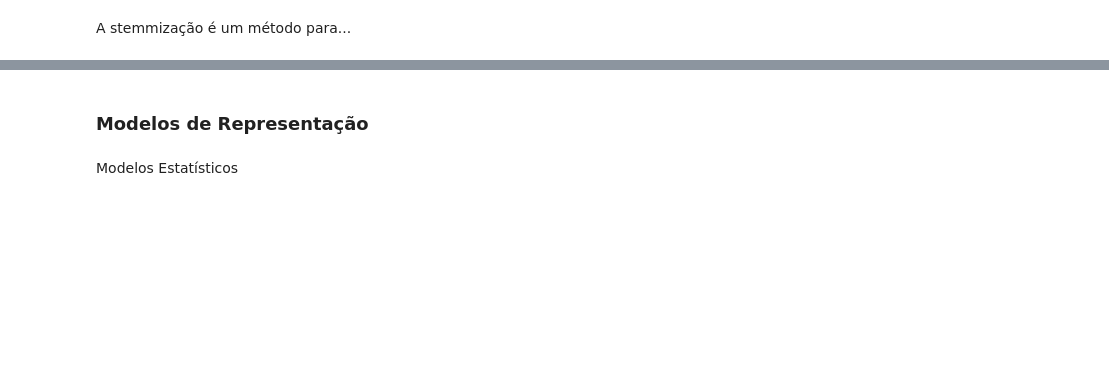
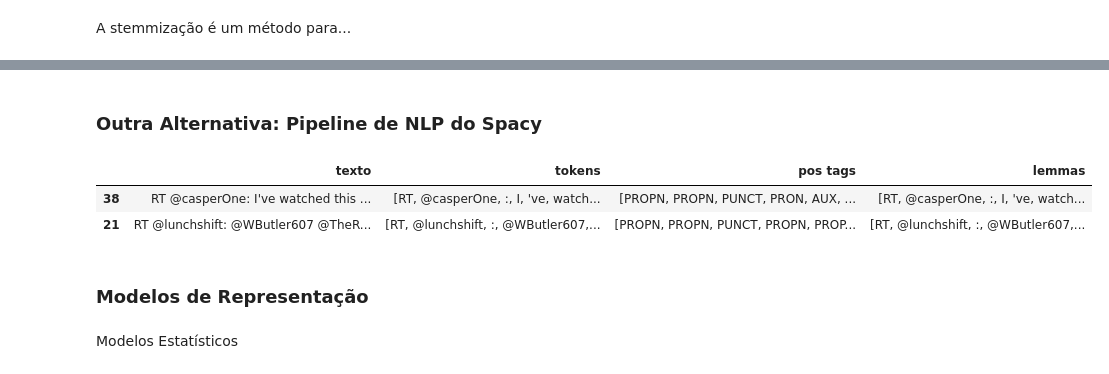
Before and after one commit to webmedia2022-nlp/course-code, a Jupyter notebook: NLP_WebMedia2022.ipynb, the cells around one changed output, grey strips where cells are left out. Drawn from its saved outputs; the diff is of its cells as text; code cells hidden in the pictures; blank space fills up the shorter version.

```diff
--- a/NLP_WebMedia2022.ipynb
+++ b/NLP_WebMedia2022.ipynb
@@ -501,3 +592,15 @@ stem =  pipeline.stemmizacao()
+# %% [markdown]
+### Outra Alternativa: Pipeline de NLP do Spacy
+# %%
+#Fazendo tudo de uma só vez com Spacy
+
+dados['tokens'], dados['pos tags'], dados['lemmas'] = zip(*dados['texto'].apply(pipeline.nlp_pipeline))
+
+dados.sample(2)
+# %% [output]
+|  | texto | tokens | pos tags | lemmas |
+| 38 | RT @casperOne: I've watched this ... | [RT, @casperOne, :, I, 've, watch... | [PROPN, PROPN, PUNCT, PRON, AUX, ... | [RT, @casperOne, :, I, 've, watch... |
+| 21 | RT @lunchshift: @WButler607 @TheR... | [RT, @lunchshift, :, @WButler607,... | [PROPN, PROPN, PUNCT, PROPN, PROP... | [RT, @lunchshift, :, @WButler607,... |
 # %% [markdown]
 ### Modelos de Representação
 # %% [markdown]
```
Also changed, not shown: parts of 22 cells of this notebook, 6 other files.
